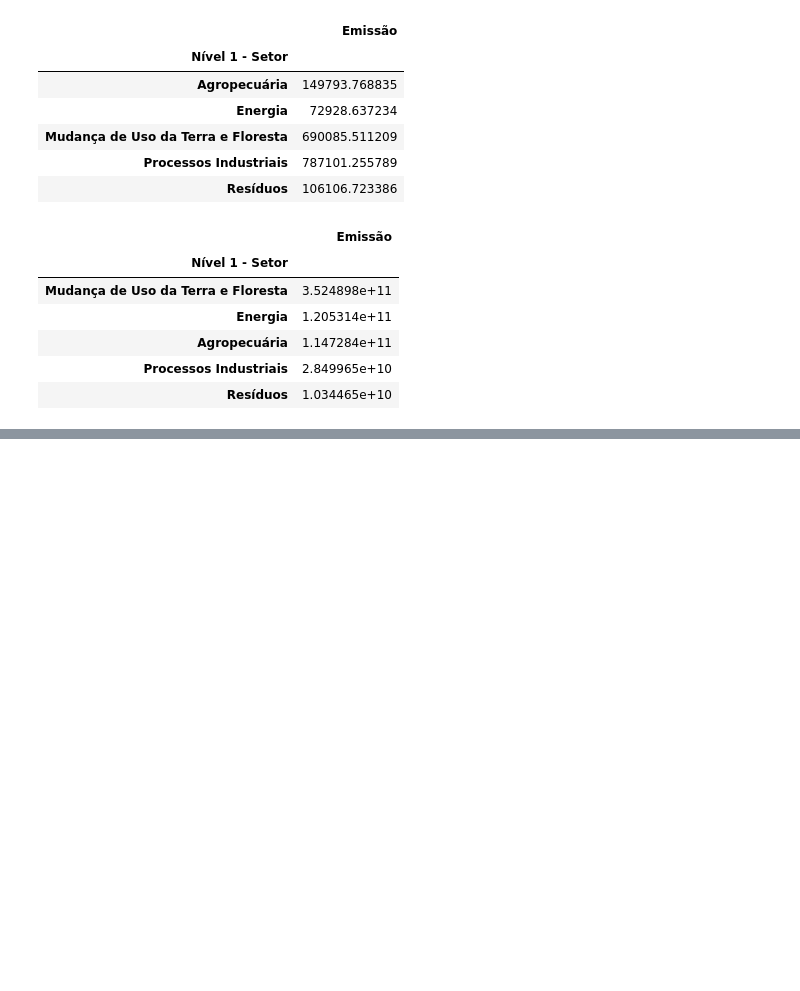
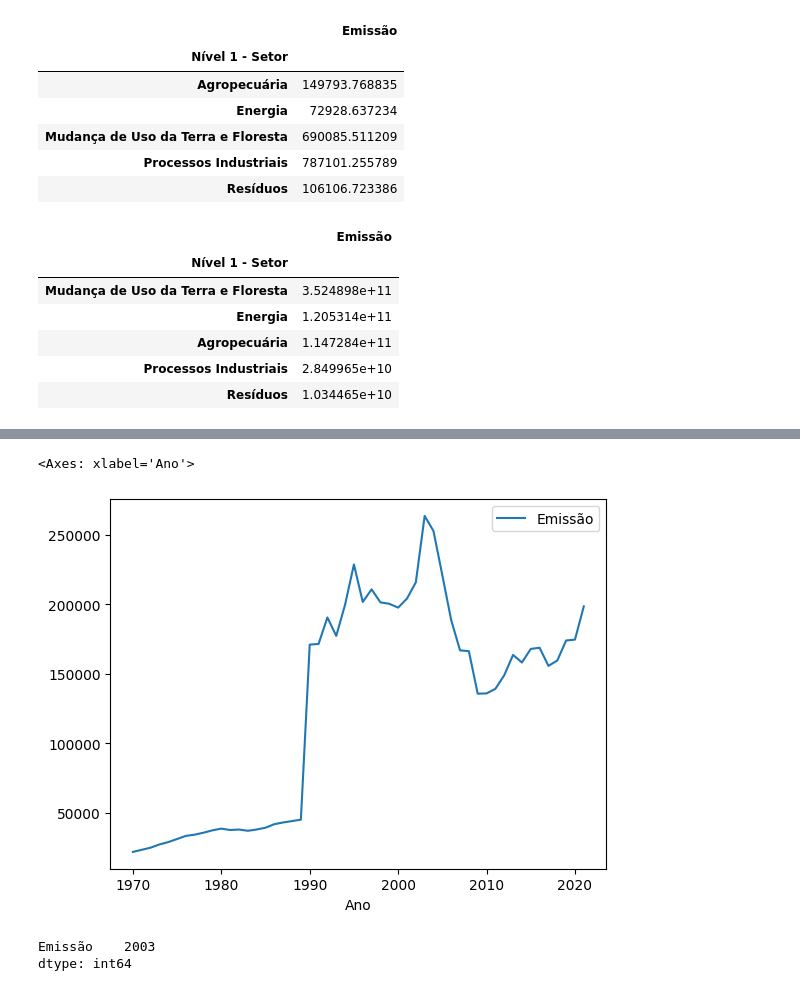
Before and after one commit to DouglasLeite77/python, a Jupyter notebook: curso 03 panda/app.ipynb, the cells around one changed output, grey strips where cells are left out. Drawn from its saved outputs; the diff is of its cells as text; code cells hidden in the pictures; blank space fills up the shorter version.

```diff
--- a/curso 03 panda/app.ipynb
+++ b/curso 03 panda/app.ipynb
@@ -214,0 +331,10 @@ dados_ano.groupby('Nível 1 - Setor')[['Emissão']].sum().sort_values('Emissão'
+# %%
+dados_ano.groupby('Ano')[['Emissão']].mean().plot()
+# %% [output]
+<Axes: xlabel='Ano'>
+[figure, added]
+# %%
+dados_ano.groupby('Ano')[['Emissão']].mean().idxmax()
+# %% [output]
+Emissão    2003
+dtype: int64
```
Also changed, not shown: parts of 24 cells of this notebook, 1 other file.
